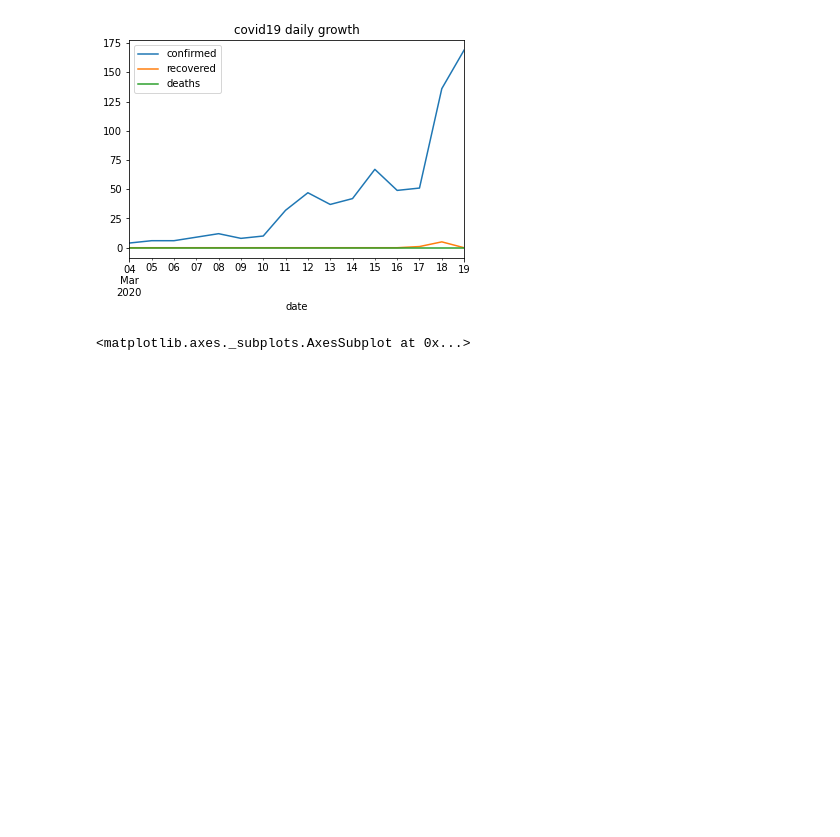
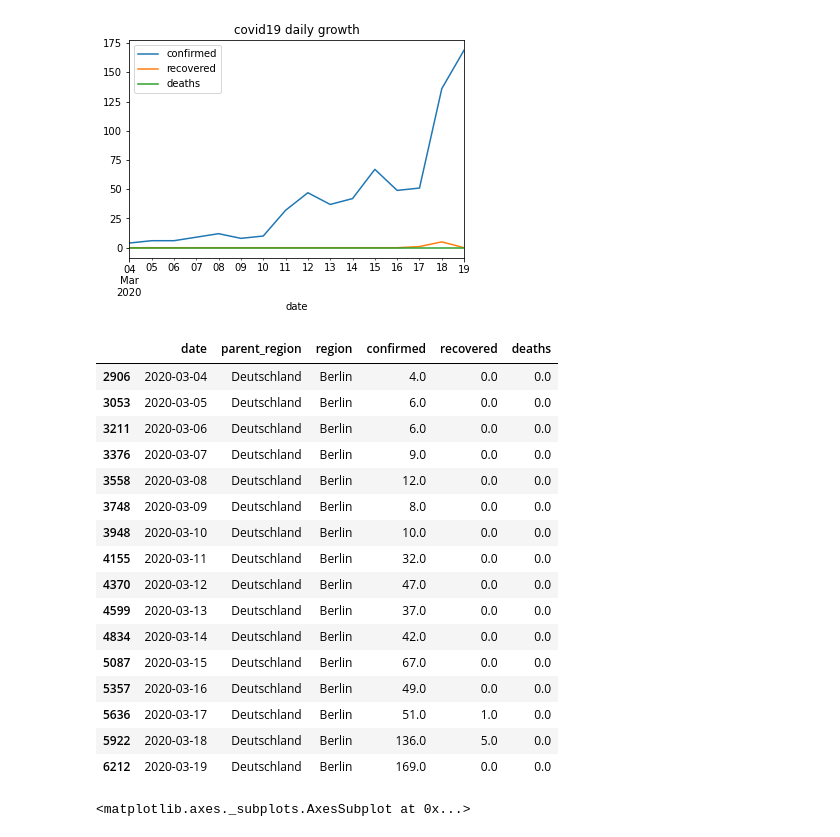
Before and after one commit to s-weigand/covid19-data-analyser, a Jupyter notebook: dev_nb.ipynb, the cells around one changed output. Cells and saved outputs as stored; diff of their text form; code cells hidden in the pictures; blank space fills up the shorter version.

```diff
--- a/dev_nb.ipynb
+++ b/dev_nb.ipynb
@@ -18,6 +18,26 @@ berlin.plot(x="date", y=["confirmed", "recovered", "deaths"], title="covid19 dai
 # %% [output]
 <matplotlib.axes._subplots.AxesSubplot at 0x...>
 [figure]
+# %%
+berlin
+# %% [output]
+|  | date | parent_region | region | confirmed | recovered | deaths |
+| 2906 | 2020-03-04 | Deutschland | Berlin | 4.0 | 0.0 | 0.0 |
+| 3053 | 2020-03-05 | Deutschland | Berlin | 6.0 | 0.0 | 0.0 |
+| 3211 | 2020-03-06 | Deutschland | Berlin | 6.0 | 0.0 | 0.0 |
+| 3376 | 2020-03-07 | Deutschland | Berlin | 9.0 | 0.0 | 0.0 |
+| 3558 | 2020-03-08 | Deutschland | Berlin | 12.0 | 0.0 | 0.0 |
+| 3748 | 2020-03-09 | Deutschland | Berlin | 8.0 | 0.0 | 0.0 |
+| 3948 | 2020-03-10 | Deutschland | Berlin | 10.0 | 0.0 | 0.0 |
+| 4155 | 2020-03-11 | Deutschland | Berlin | 32.0 | 0.0 | 0.0 |
+| 4370 | 2020-03-12 | Deutschland | Berlin | 47.0 | 0.0 | 0.0 |
+| 4599 | 2020-03-13 | Deutschland | Berlin | 37.0 | 0.0 | 0.0 |
+| 4834 | 2020-03-14 | Deutschland | Berlin | 42.0 | 0.0 | 0.0 |
+| 5087 | 2020-03-15 | Deutschland | Berlin | 67.0 | 0.0 | 0.0 |
+| 5357 | 2020-03-16 | Deutschland | Berlin | 49.0 | 0.0 | 0.0 |
+| 5636 | 2020-03-17 | Deutschland | Berlin | 51.0 | 1.0 | 0.0 |
+| 5922 | 2020-03-18 | Deutschland | Berlin | 136.0 | 5.0 | 0.0 |
+| 6212 | 2020-03-19 | Deutschland | Berlin | 169.0 | 0.0 | 0.0 |
 # %%
 growth_rate = get_growth_rate(covid19_data)
 berlin = growth_rate[growth_rate.region=="Berlin"]
```
Also changed, not shown: parts of 1 cell of this notebook, 1 other file.
